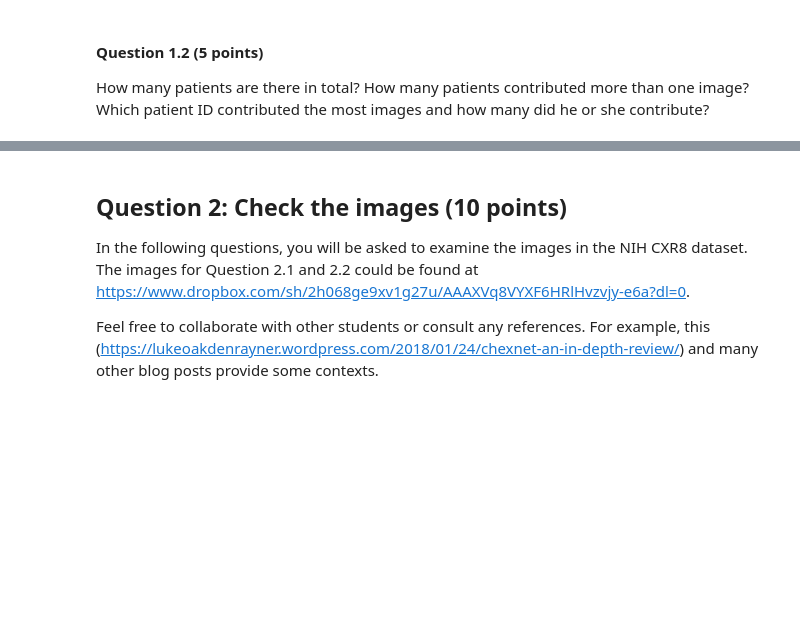
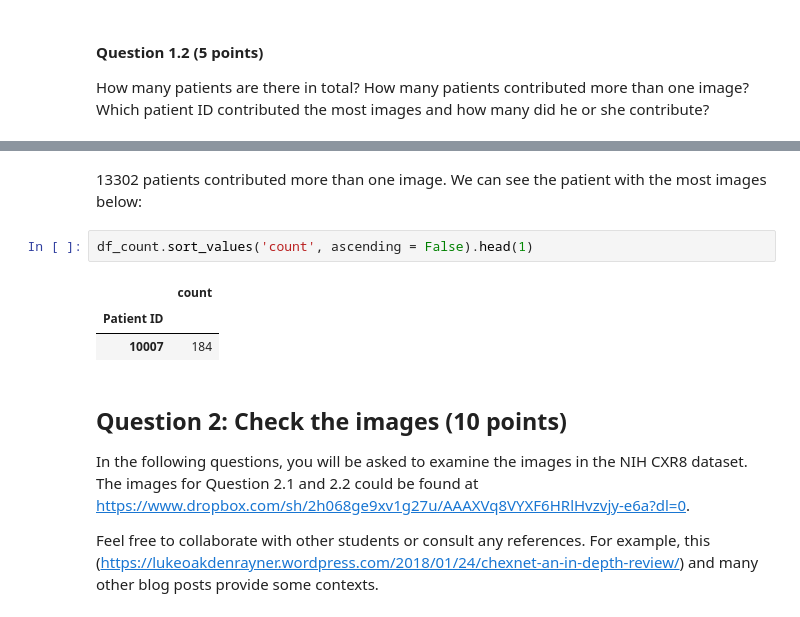
Before and after one commit to NiklasTR/BMI707, a Jupyter notebook: Assignment2_NiklasRindtorff.ipynb, the cells around one changed output, grey strips where cells are left out. Saved outputs shown, nothing was run; the diff lists cells and outputs as text; blank space fills up the shorter version.

```diff
--- a/Assignment2_NiklasRindtorff.ipynb
+++ b/Assignment2_NiklasRindtorff.ipynb
@@ -28,3 +104,11 @@ __Your Answer:__
+# %% [markdown]
+13302 patients contributed more than one image. We can see the patient with the most images below:
+# %%
+df_count.sort_values('count', ascending = False).head(1)
+# %% [output]
+|  | count |
+| Patient ID |  |
+| 10007 | 184 |
 # %% [markdown]
 ## Question 2: Check the images (10 points)
 In the following questions, you will be asked to examine the images in the NIH CXR8 dataset. The images for Question 2.1 and 2.2 could be found at https://www.dropbox.com/sh/2h068ge9xv1g27u/AAAXVq8VYXF6HRlHvzvjy-e6a?dl=0.
```
Also changed, not shown: parts of 68 cells of this notebook.
